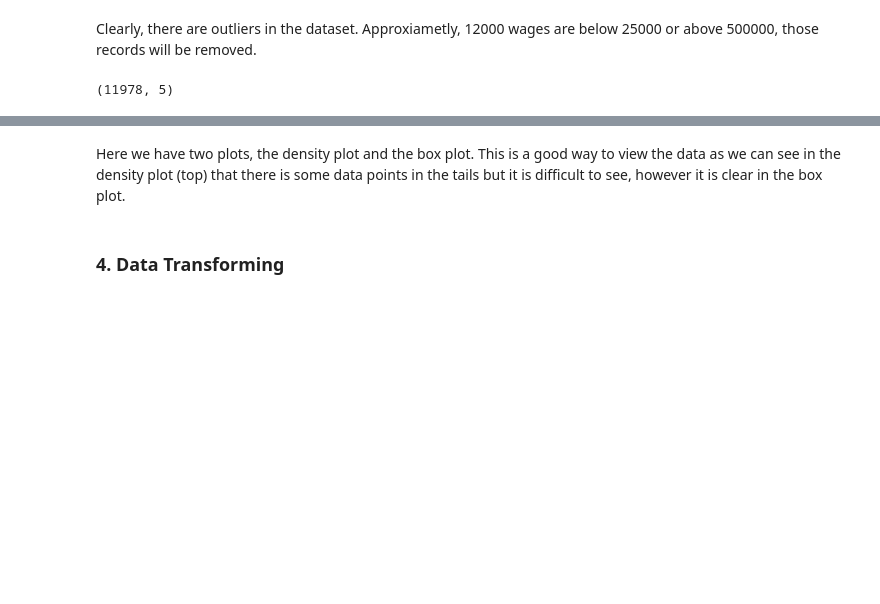
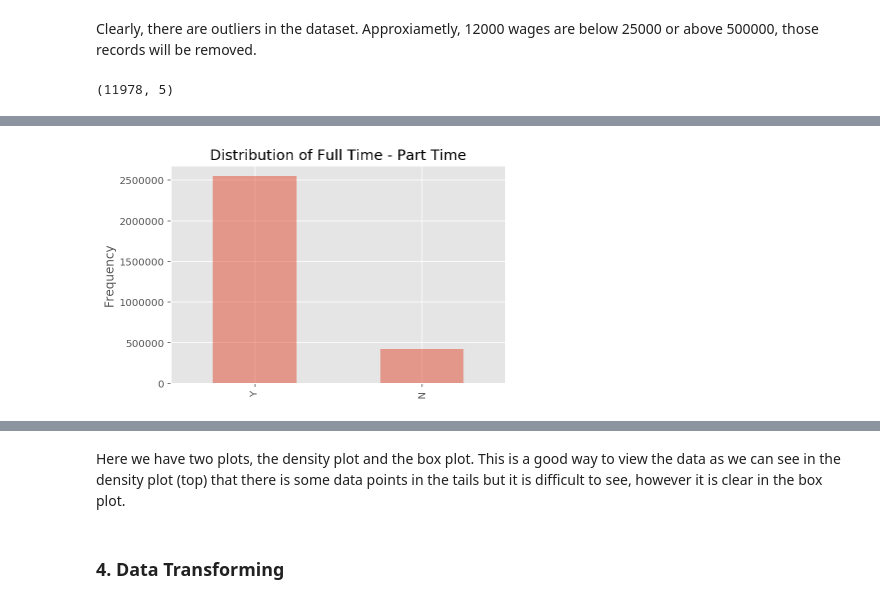
Before and after one commit to numanyilmaz/Capstone, a Jupyter notebook: Capstone.ipynb, the cells around one changed output, grey strips where cells are left out. Drawn from its saved outputs; the diff is of its cells as text; code cells hidden in the pictures; blank space fills up the shorter version.

Commit message:
part3 updated

```diff
--- a/Capstone.ipynb
+++ b/Capstone.ipynb
@@ -188,3 +174,9 @@ cleaned_data = cleaned_data[(cleaned_data['PREVAILING_WAGE'] > 25000)]
+# %%
+cleaned_data['FULL_TIME_POSITION'].value_counts().plot(kind='bar', alpha=0.5)
+plt.title('Distribution of Full Time - Part Time')
+plt.ylabel('Frequency');
+# %% [output]
+[figure, added]
 # %%
 i = 'PREVAILING_WAGE'
 
```
Also changed, not shown: parts of 46 cells of this notebook.
